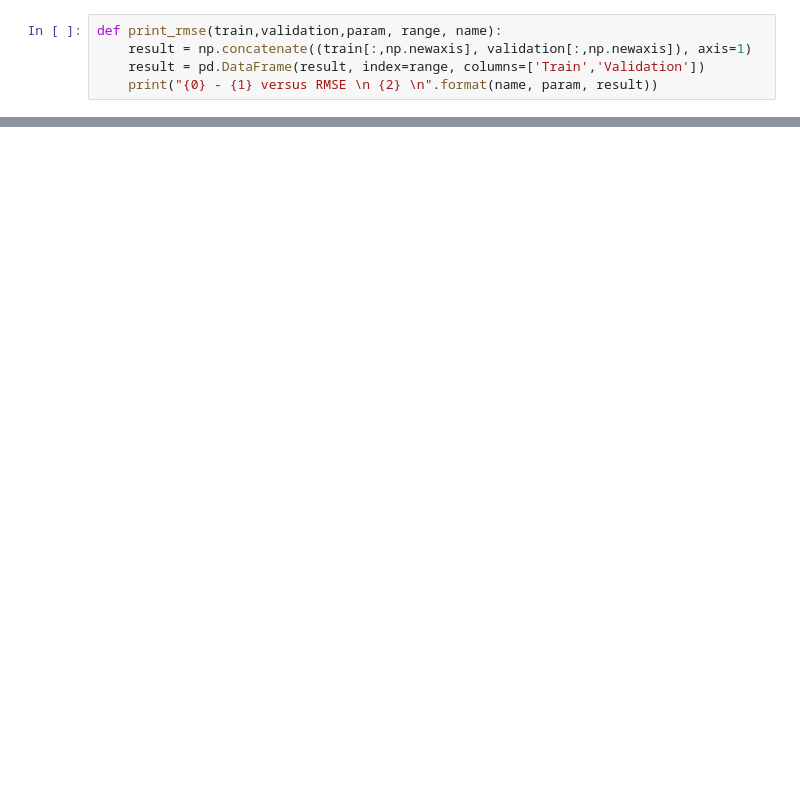
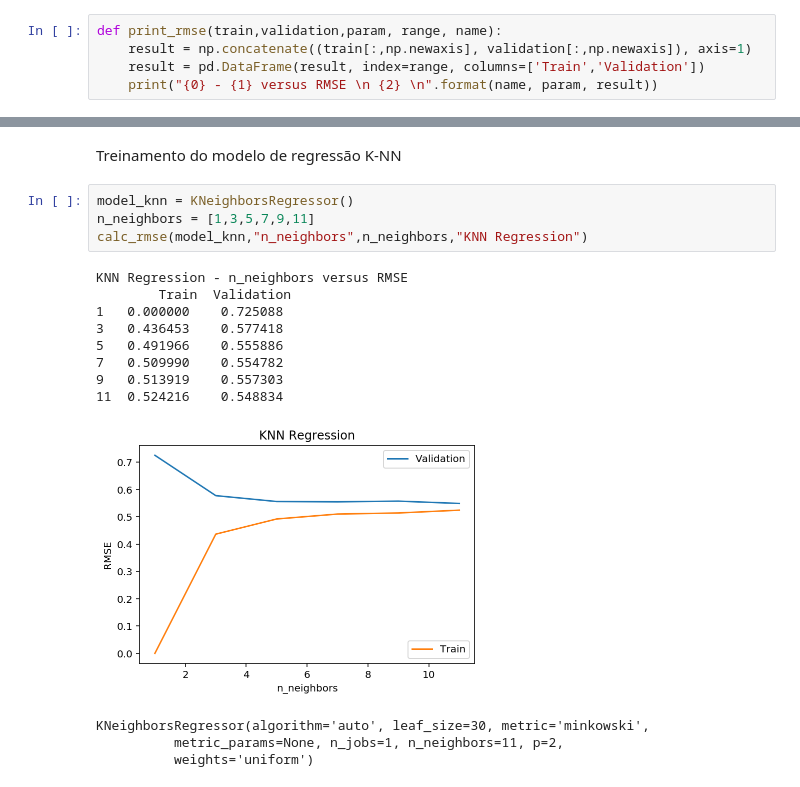
Before and after one commit to danilocoura/Aprendizagem-de-Maquina, a Jupyter notebook: Tarefa3/Untitled.ipynb, the cells around one changed output, grey strips where cells are left out. Saved outputs shown, nothing was run; the diff lists cells and outputs as text; blank space fills up the shorter version.

```diff
--- a/Tarefa3/Untitled.ipynb
+++ b/Tarefa3/Untitled.ipynb
@@ -116,0 +201,19 @@ Ridge Regression - alpha versus RMSE
+# %% [markdown]
+Treinamento do modelo de regressão K-NN
+# %%
+model_knn = KNeighborsRegressor()
+n_neighbors = [1,3,5,7,9,11]
+calc_rmse(model_knn,"n_neighbors",n_neighbors,"KNN Regression")
+# %% [output]
+KNN Regression - n_neighbors versus RMSE
+        Train  Validation
+1   0.000000    0.725088
+3   0.436453    0.577418
+5   0.491966    0.555886
+7   0.509990    0.554782
+9   0.513919    0.557303
+11  0.524216    0.548834
+[figure, added]
+KNeighborsRegressor(algorithm='auto', leaf_size=30, metric='minkowski',
+          metric_params=None, n_jobs=1, n_neighbors=11, p=2,
+          weights='uniform')
```
Also changed, not shown: parts of 48 cells of this notebook, 5 other files.
